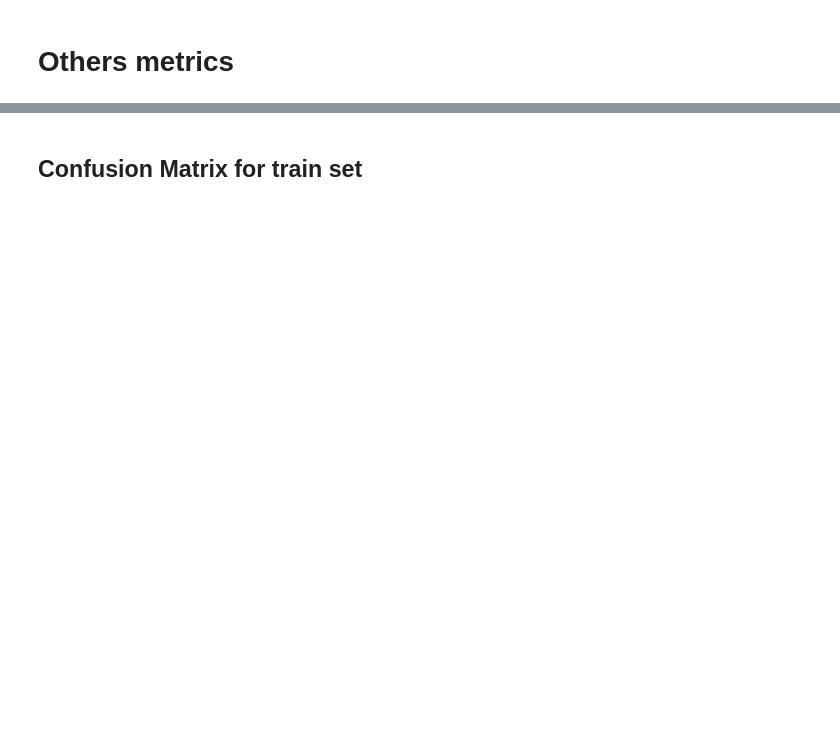
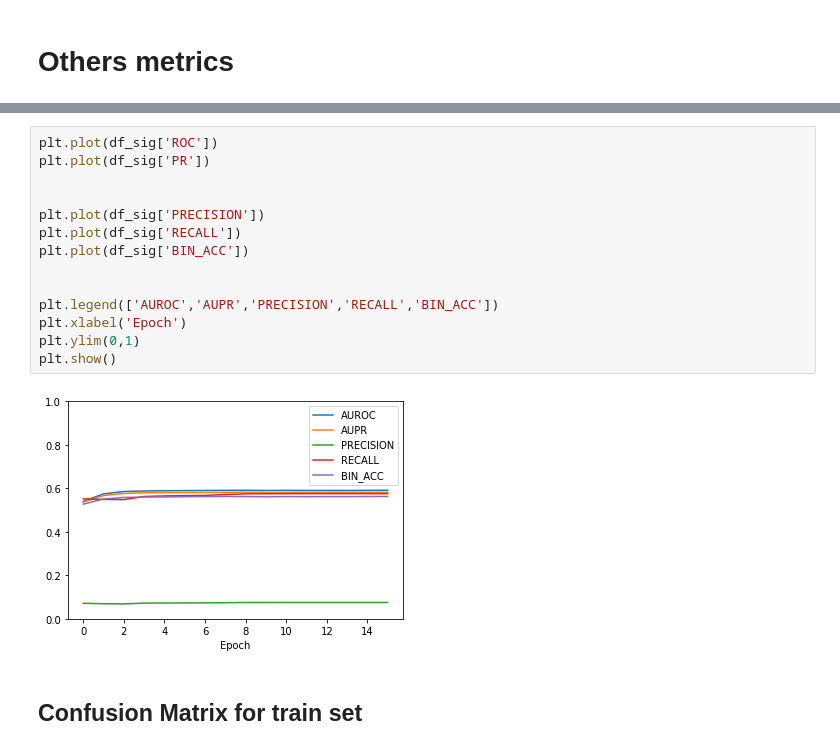
Before and after one commit to abelaktib/projet_long, a Jupyter notebook: analysebigdata/analysebigdata.ipynb, the cells around one changed output, grey strips where cells are left out. Drawn from its saved outputs; the diff is of its cells as text; blank space fills up the shorter version.

```diff
--- a/analysebigdata/analysebigdata.ipynb
+++ b/analysebigdata/analysebigdata.ipynb
@@ -108,2 +110,18 @@ plt.show()
+# %%
+plt.plot(df_sig['ROC'])
+plt.plot(df_sig['PR'])
+
+
+plt.plot(df_sig['PRECISION'])
+plt.plot(df_sig['RECALL'])
+plt.plot(df_sig['BIN_ACC'])
+
+
+plt.legend(['AUROC','AUPR','PRECISION','RECALL','BIN_ACC'])
+plt.xlabel('Epoch')
+plt.ylim(0,1)
+plt.show()
+# %% [output]
+[figure, added]
 # %% [markdown]
 ## Confusion Matrix for train set
```
Also changed, not shown: parts of 7 cells of this notebook, 1 other file.
